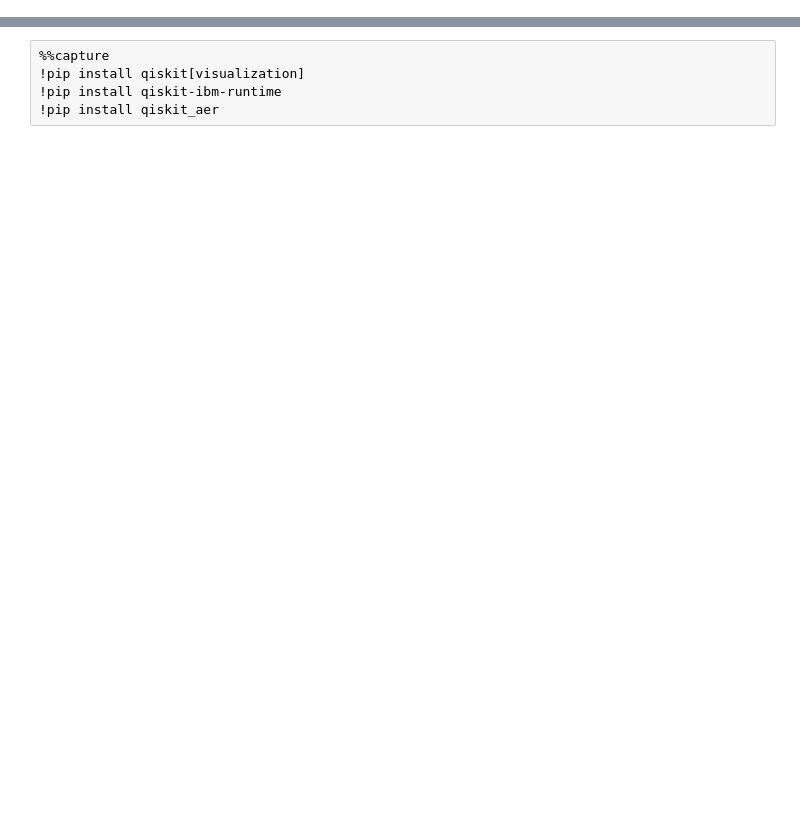
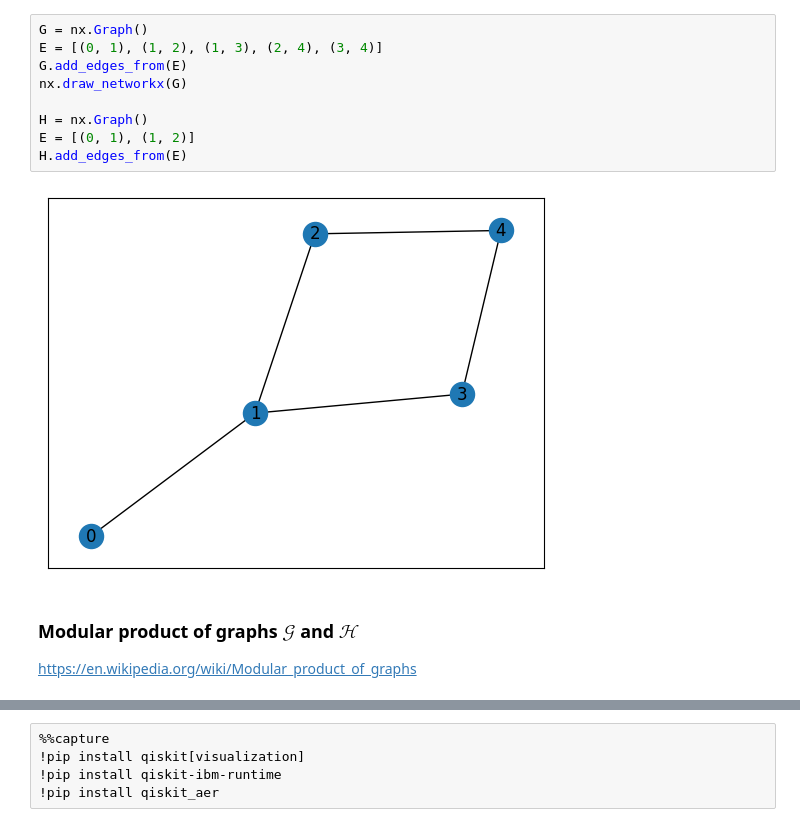
Before and after one commit to marcosj/qgraphs, a Jupyter notebook: vqe.ipynb, the cells around one changed output, grey strips where cells are left out. Saved outputs shown, nothing was run; the diff lists cells and outputs as text; blank space fills up the shorter version.

```diff
--- a/vqe.ipynb
+++ b/vqe.ipynb
@@ -0,0 +13,14 @@
+# %%
+G = nx.Graph()
+E = [(0, 1), (1, 2), (1, 3), (2, 4), (3, 4)]
+G.add_edges_from(E)
+nx.draw_networkx(G)
+
+H = nx.Graph()
+E = [(0, 1), (1, 2)]
+H.add_edges_from(E)
+# %% [output]
+[figure, added]
+# %% [markdown]
+### Modular product of graphs $\mathcal{G}$ and $\mathcal{H}$
+https://en.wikipedia.org/wiki/Modular_product_of_graphs
```
Also changed, not shown: parts of 58 cells of this notebook, 2 other files.
